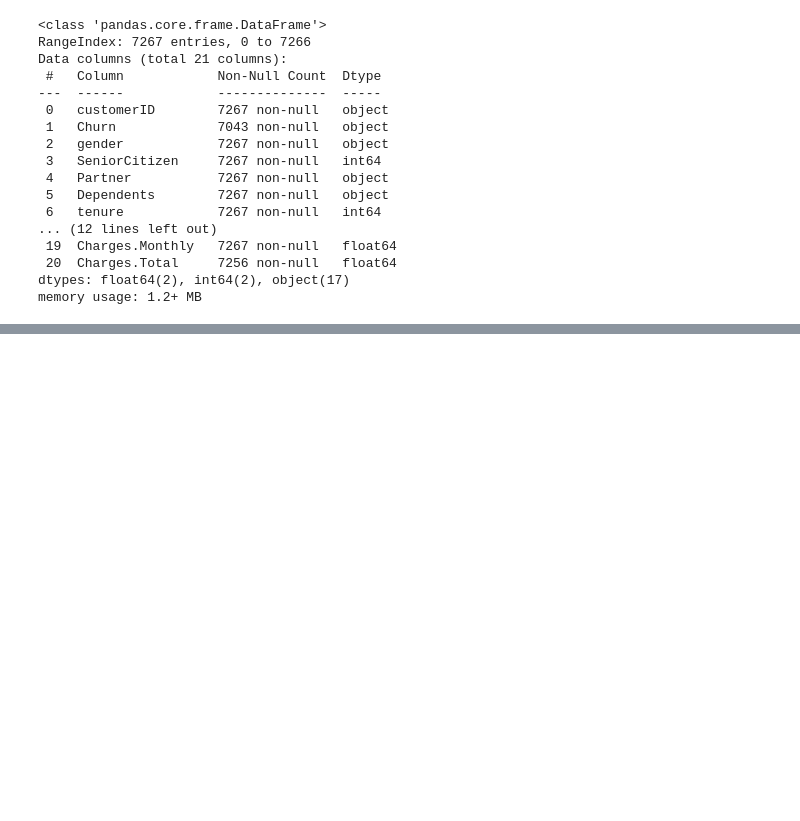
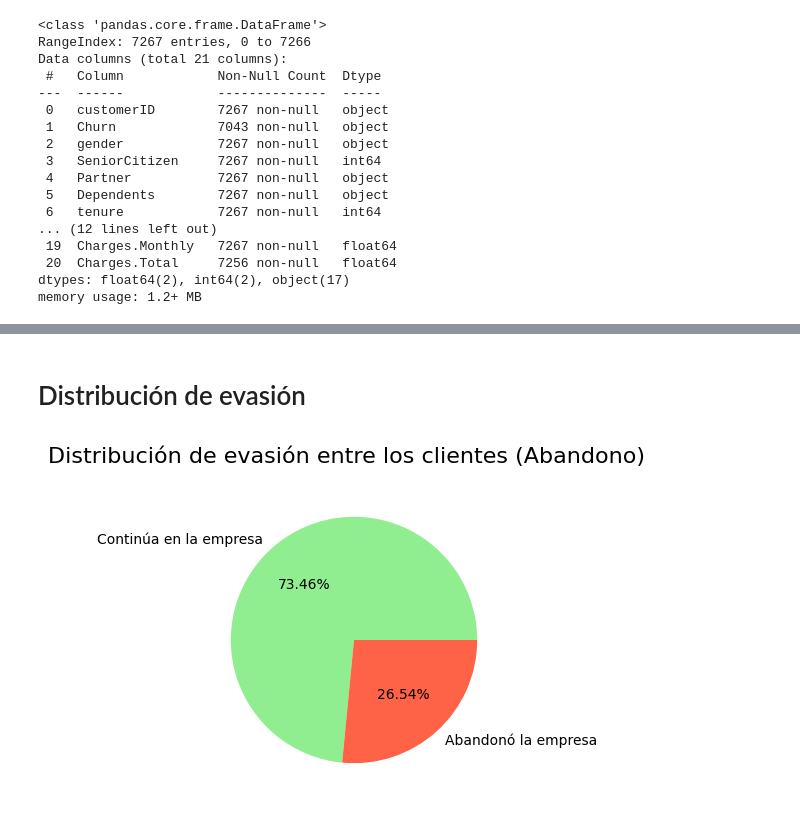
Before and after one commit to navros-fabian/Challenge-Telecom-X, a Jupyter notebook: Untitled2.ipynb, the cells around one changed output, grey strips where cells are left out. Drawn from its saved outputs; the diff is of its cells as text; code cells hidden in the pictures; blank space fills up the shorter version.

```diff
--- a/Untitled2.ipynb
+++ b/Untitled2.ipynb
@@ -191,0 +293,2 @@ df.dropna(subset=['Churn'], inplace=True)
+# %%
+df['Tipo_servicio_internet'] =df['Tipo_servicio_internet'].replace('no','no internet service' )
@@ -191,0 +308,3 @@ df.dropna(subset=['Churn'], inplace=True)
+# %%
+df['Cuentas_diarias'] = df['Cuenta_mensual'] / 30
+df.head(2)
@@ -191,0 +315,6 @@ df.dropna(subset=['Churn'], inplace=True)
+# %%
+nuevo_orden = ['Cliente_ID', 'Abandono', 'Genero', 'Ciudadano_mayor', 'Pareja', 'Dependientes', 'Meses_permanencia', 'Servicio_telefonico', 'Varias_lineas', 'Servicio_internet',
+               'Tipo_servicio_internet', 'Seguridad_en_linea', 'Copia_seguridad_en_linea', 'Proteccion_dispositivo', 'Soporte_tecnico', 'Televisión_por_cable',
+               'Streaming_peliculas', 'Tipo_contrato', 'Factura_en_linea', 'Forma_pago', 'Cuentas_diarias', 'Cuenta_mensual', 'Cargo_total']
+# %%
+df = df.reindex(columns=nuevo_orden)
@@ -191,0 +360,19 @@ df.dropna(subset=['Churn'], inplace=True)
+# %% [markdown]
+# Distribución de evasión
+# %%
+contador_abandono = df['Abandono'].value_counts()
+
+fig, ax = plt.subplots(figsize=(6,4))
+fig.suptitle('Distribución de evasión entre los clientes (Abandono)', fontsize=16)
+
+# Definimos los colores para cada categoría
+colores = ['lightgreen', 'tomato']  # verde = continúa, rojo = abandonó
+
+ax.pie(contador_abandono,
+       labels=['Continúa en la empresa', 'Abandonó la empresa'],
+       autopct='%0.2f%%',
+       colors=colores)
+
+plt.show()
+# %% [output]
+[figure, added]
```
Also changed, not shown: parts of 83 cells of this notebook.
